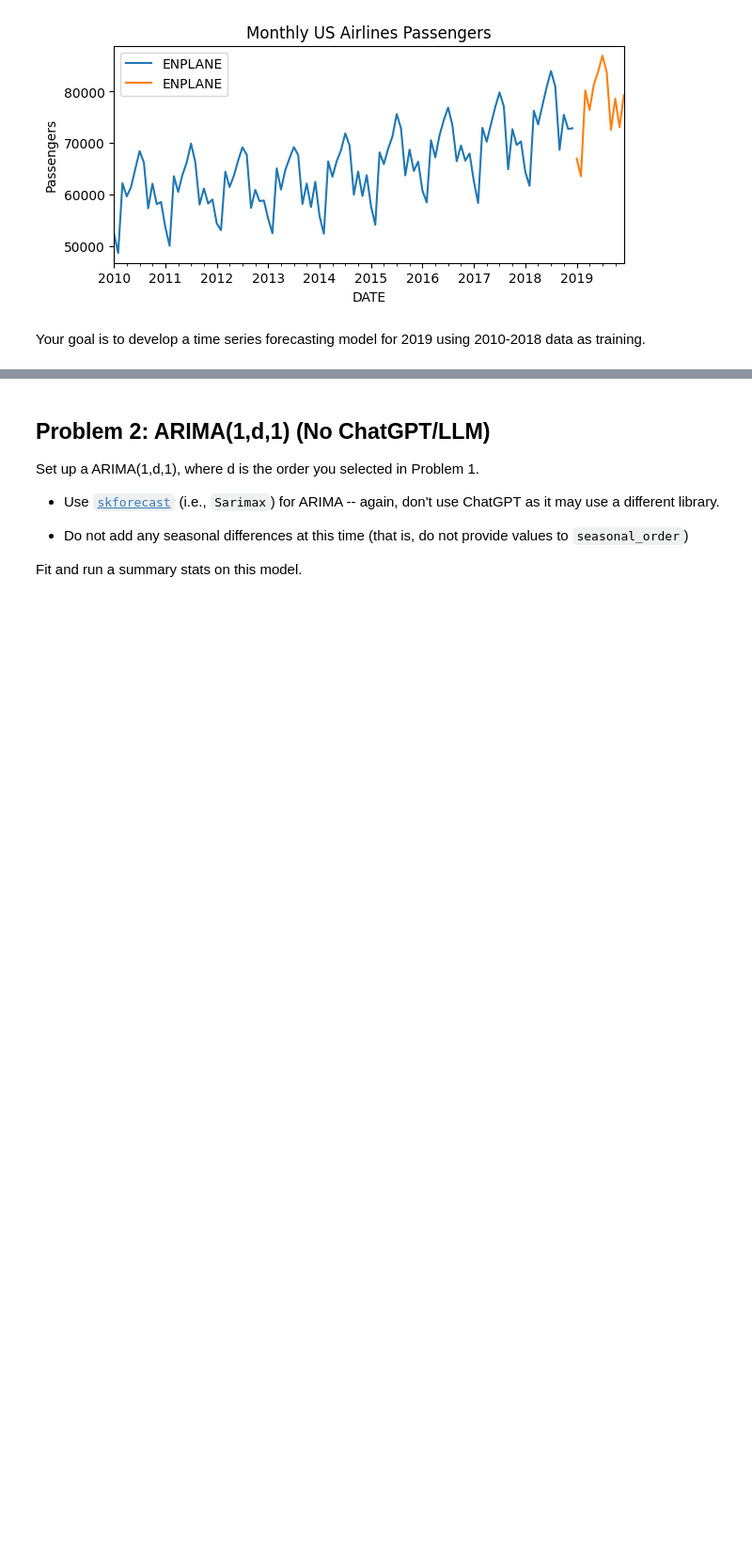
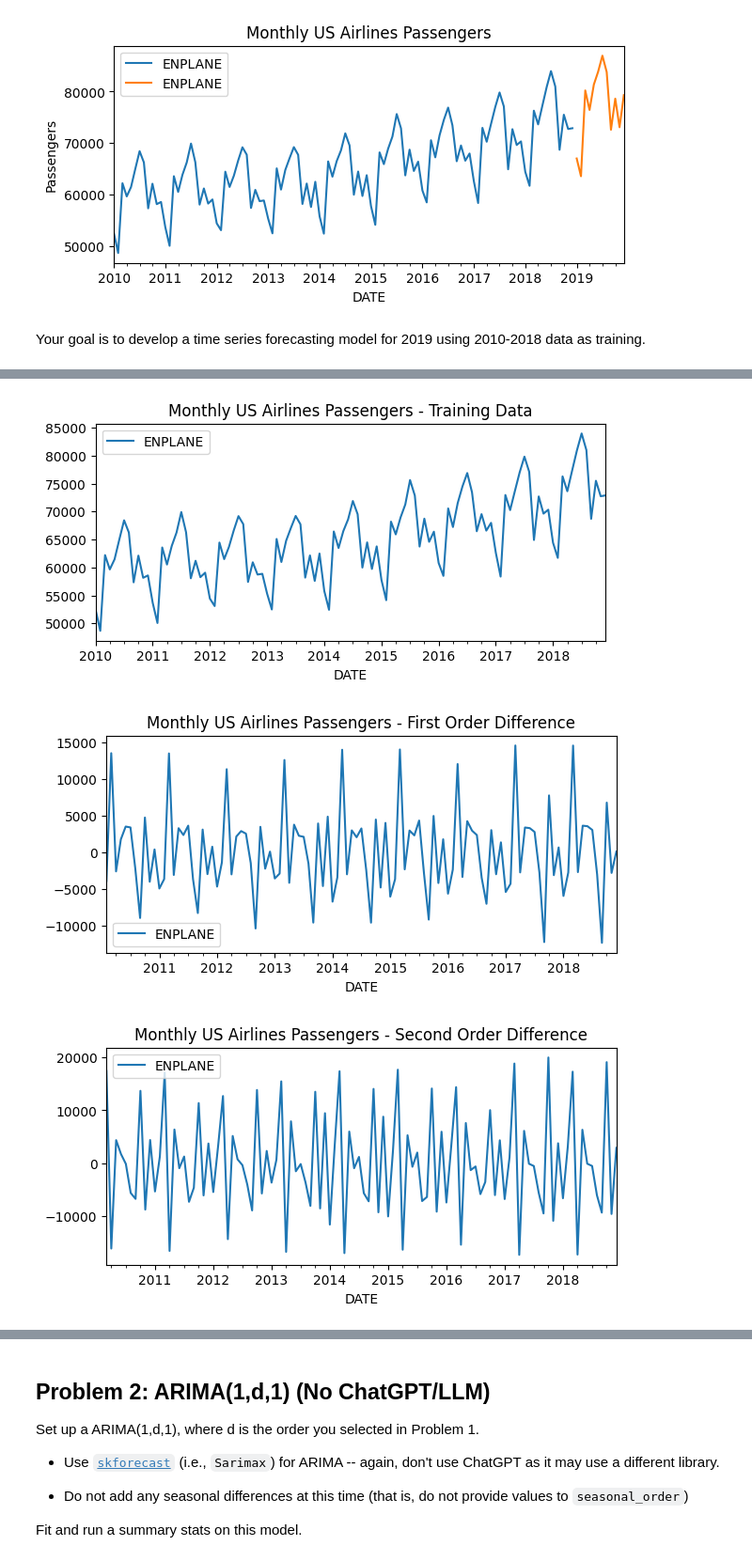
Before and after one commit to neal-logan/dsba6211-summer2024, a Jupyter notebook: notebooks/dsba6211_summer2024_lab7.ipynb, the cells around one changed output, grey strips where cells are left out. Shown at 94% size. Saved outputs shown, nothing was run; the diff lists cells and outputs as text; code cells hidden in the pictures; blank space fills up the shorter version.

```diff
--- a/notebooks/dsba6211_summer2024_lab7.ipynb
+++ b/notebooks/dsba6211_summer2024_lab7.ipynb
@@ -95,0 +100,36 @@ You do not need to run any statistical tests, but you can if you want further ev
+# %%
+# add code here
+
+#Take first- and second-order differences
+data_diff_1 = data_train.diff().dropna()
+data_diff_2 = data_diff_1.diff().dropna()
+data_diff_3 = data_diff_2.diff().dropna()
+data_diff_4 = data_diff_3.diff().dropna()
+
+#Plot training data
+fig0, ax0=plt.subplots(figsize=(7, 3))
+data_train.plot(ax=ax0, label='train')
+ax0.set_title('Monthly US Airlines Passengers - Training Data')
+
+fig1, ax1=plt.subplots(figsize=(7, 3))
+data_diff_1.plot(ax=ax1, label='1st order difference')
+ax1.set_title('Monthly US Airlines Passengers - First Order Difference')
+
+fig2, ax2=plt.subplots(figsize=(7, 3))
+data_diff_2.plot(ax=ax2, label='2nd order difference')
+ax2.set_title('Monthly US Airlines Passengers - Second Order Difference')
+
+fig3, ax3=plt.subplots(figsize=(7, 3))
+data_diff_3.plot(ax=ax3, label='3rd order difference')
+ax3.set_title('Monthly US Airlines Passengers - Third Order Difference')
+
+fig4, ax4=plt.subplots(figsize=(7, 3))
+data_diff_4.plot(ax=ax4, label='4th order difference')
+ax4.set_title('Monthly US Airlines Passengers - Fourth Order Difference')
+
+ax.legend();
+plt.show()
+# %% [output]
+[figure, added]
+[figure, added]
+[figure, added]
```
Also changed, not shown: parts of 10 cells of this notebook.
